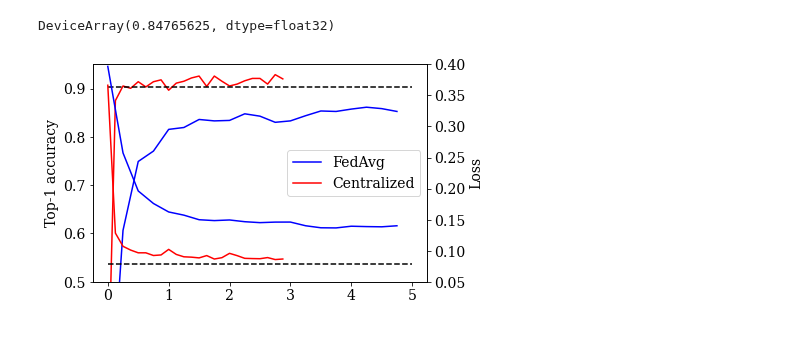
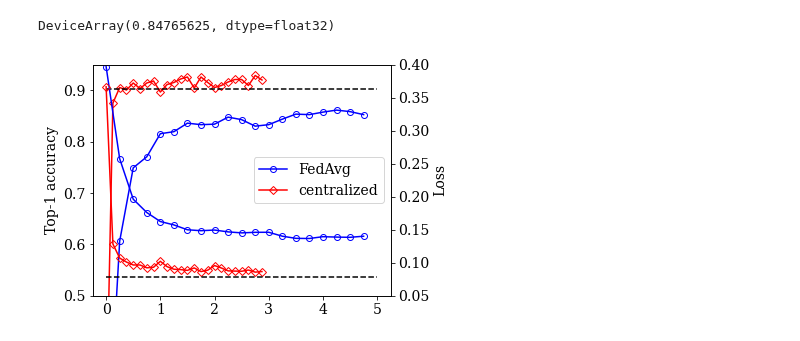
Before and after one commit to haimengzhao/quantum-fed-infer, a Jupyter notebook: qFedAvg.ipynb, the cells around one changed output. Cells and saved outputs as stored; diff of their text form; code cells hidden in the pictures.

Commit message:
add marker to plot

```diff
--- a/qFedAvg.ipynb
+++ b/qFedAvg.ipynb
@@ -202,27 +202,28 @@ DeviceArray(0.84765625, dtype=float32)
 # %%
 cent_loss = jnp.load('cent_loss.npy')
 cent_acc = jnp.load('cent_acc.npy')
 loss_list = jnp.load('fedavg_loss.npy')
 acc_list = jnp.load('fedavg_acc.npy')
 
-plt.plot(jnp.arange(len(acc_list))/4, acc_list, color='blue', label='FedAvg')
-plt.plot(jnp.arange(len(cent_acc))/8, cent_acc, color='red', label='centralized')
+plt.plot(jnp.arange(len(acc_list))/4, acc_list, color='blue', label='FedAvg', marker='o', markerfacecolor='none')
+plt.plot(jnp.arange(len(cent_acc))/8, cent_acc, color='red', label='centralized', marker='D', markerfacecolor='none')
 plt.hlines(0.9023, 0, 5, color='black', linestyles='dashed')
 plt.ylim(0.5, 0.95)
 plt.ylabel('Top-1 accuracy')
 
 plt.twinx()
 
-plt.plot(jnp.arange(len(loss_list))/4, loss_list, color='blue', label='FedAvg')
-plt.plot(jnp.arange(len(cent_loss))/8, cent_loss, color='red', label='Centralized')
+plt.plot(jnp.arange(len(loss_list))/4, loss_list, color='blue', label='FedAvg', marker='o', markerfacecolor='none')
+plt.plot(jnp.arange(len(cent_loss))/8, cent_loss, color='red', label='centralized', marker='D', markerfacecolor='none')
 plt.hlines(0.0779, 0, 5, color='black', linestyles='dashed')
 plt.ylim(0.05, 0.4)
 plt.ylabel('Loss')
 
 plt.xticks(jnp.arange(6))
 plt.xlabel('Epochs')
 plt.legend(loc='center right')
+plt.tight_layout()
 plt.savefig('cent_fedavg.pdf')
 plt.show()
 # %% [output]
-[figure, old version]
+[figure, new version]
```
Also changed, not shown: 1 other file.
